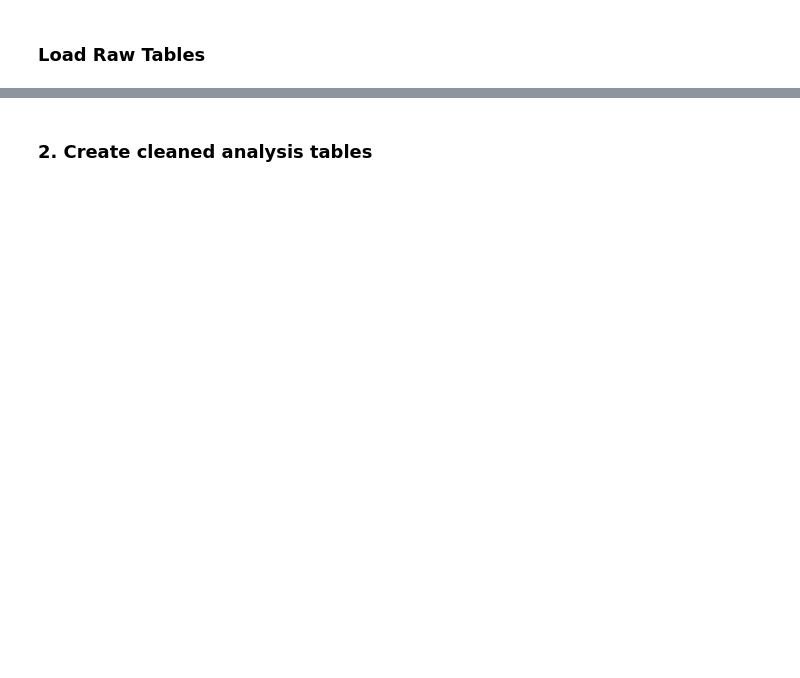
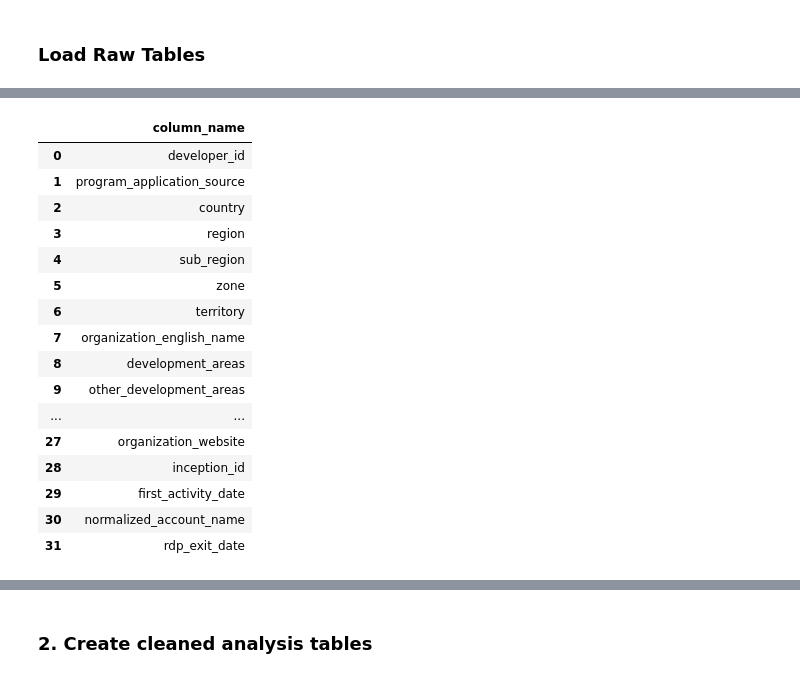
Before and after one commit to WBDoran/Spring2026_IndustryProject, a Jupyter notebook: Creating_duckDB.ipynb, the cells around one changed output, grey strips where cells are left out. Saved outputs shown, nothing was run; the diff lists cells and outputs as text; code cells hidden in the pictures; blank space fills up the shorter version.

```diff
--- a/Creating_duckDB.ipynb
+++ b/Creating_duckDB.ipynb
@@ -58,0 +98,26 @@ FROM read_csv_auto(
+# %%
+
+con.execute("""
+SELECT column_name
+FROM information_schema.columns
+WHERE table_name = 'contact_raw'
+ORDER BY ordinal_position
+""").fetchdf()
+# %% [output]
+|  | column_name |
+| 0 | developer_id |
+| 1 | program_application_source |
+| 2 | country |
+| 3 | region |
+| 4 | sub_region |
+| 5 | zone |
+| 6 | territory |
+| 7 | organization_english_name |
+| 8 | development_areas |
+| 9 | other_development_areas |
+| ... | ... |
+| 27 | organization_website |
+| 28 | inception_id |
+| 29 | first_activity_date |
+| 30 | normalized_account_name |
+| 31 | rdp_exit_date |
```
Also changed, not shown: parts of 12 cells of this notebook, 25 other files.
